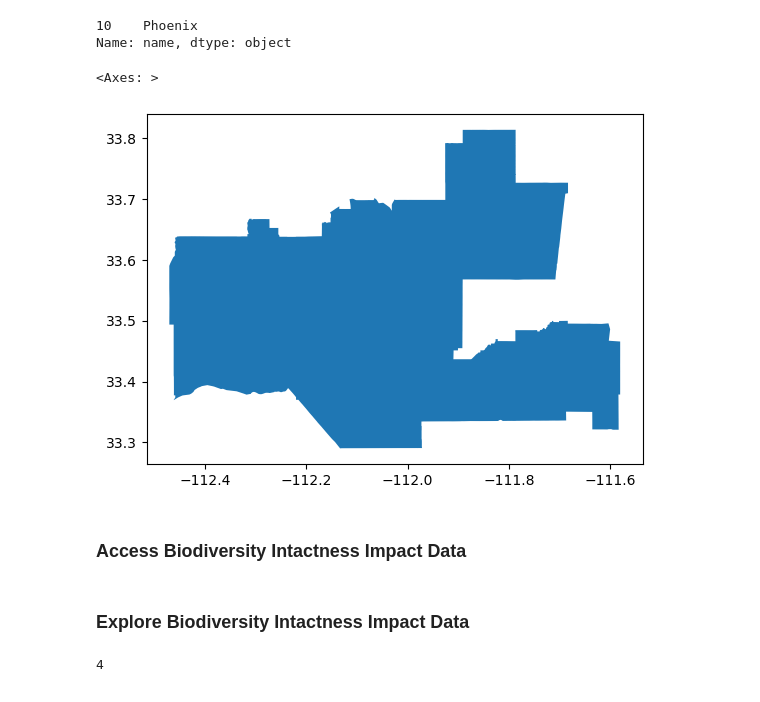
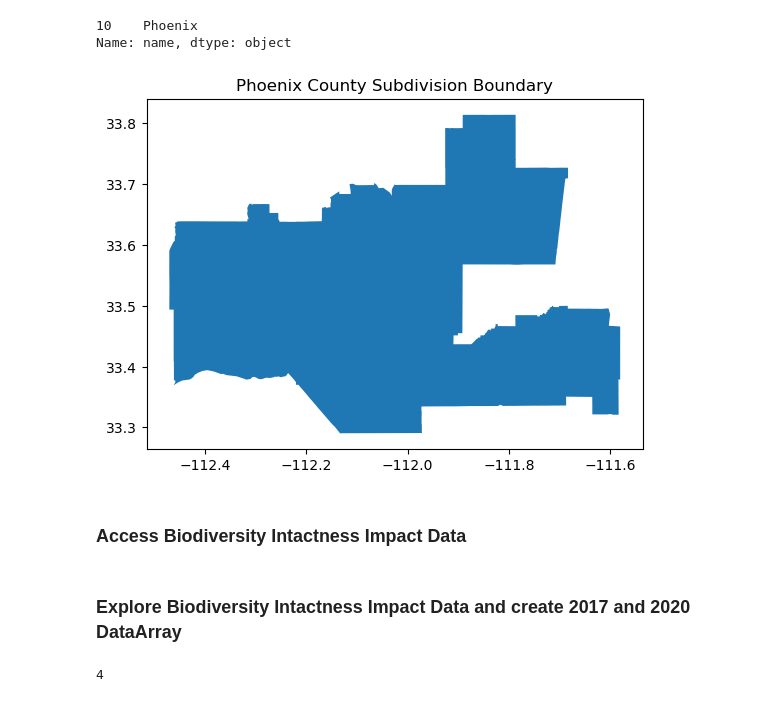
Before and after one commit to richardmonteslemus/maricopa_bii, a Jupyter notebook: maricopa_bii.ipynb, the cells around one changed output. Drawn from its saved outputs; the diff is of its cells as text; code cells hidden in the pictures.

```diff
--- a/maricopa_bii.ipynb
+++ b/maricopa_bii.ipynb
@@ -86,9 +86,10 @@ Name: name, dtype: object
 # %%
 # Plot Phoenix Area
 phx.plot()
+plt.title("Phoenix County Subdivision Boundary")
+plt.show()
 # %% [output]
-<Axes: >
-[figure, old version]
+[figure, new version]
 # %% [markdown]
 ### Access Biodiversity Intactness Impact Data
 # %%
@@ -110,7 +111,7 @@ search = catalog.search(collections=["io-biodiversity"],
                         datetime=dates)
 items = search.item_collection()
 # %% [markdown]
-### Explore Biodiversity Intactness Impact Data
+### Explore Biodiversity Intactness Impact Data and create 2017 and 2020 DataArray
 # %%
 # Ensure items has expected length of 4 objects corresponding to dates
 print(len(items))
```
Also changed, not shown: parts of 5 cells of this notebook.
